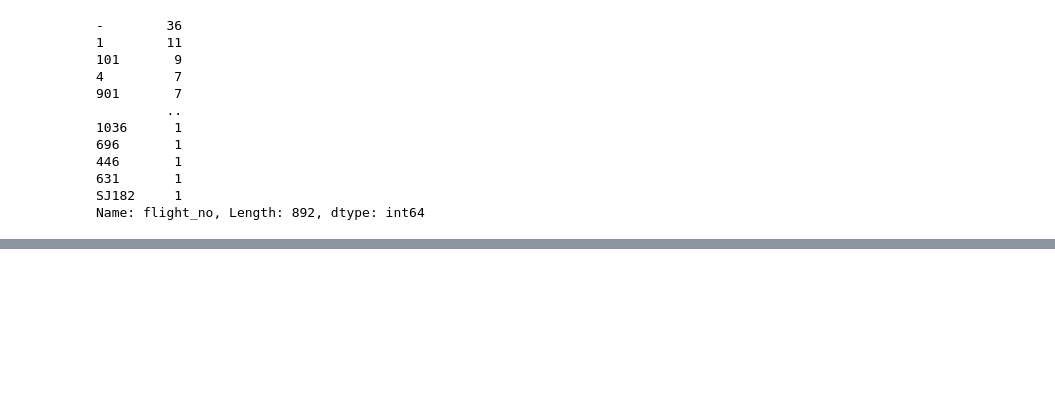
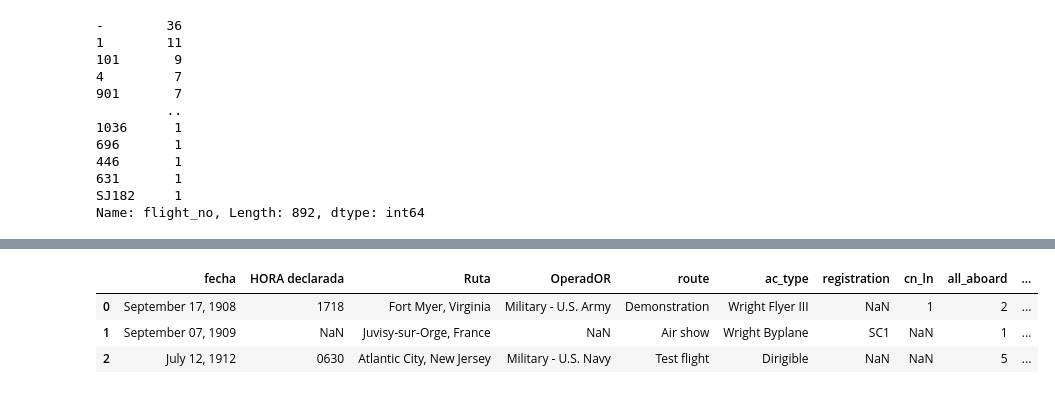
Before and after one commit to Martu-t/PI_Analytics_flights, a Jupyter notebook: main.ipynb, the cells around one changed output, grey strips where cells are left out. Saved outputs shown, nothing was run; the diff lists cells and outputs as text; code cells hidden in the pictures; blank space fills up the shorter version.

```diff
--- a/main.ipynb
+++ b/main.ipynb
@@ -152,0 +151,8 @@ KeyError: "['flight_no'] not found in axis"
+# %%
+#check
+flight_accident.head(3)
+# %% [output]
+|  | fecha | HORA declarada | Ruta | OperadOR | route | ac_type | registration | cn_ln | all_aboard | ... |
+| 0 | September 17, 1908 | 1718 | Fort Myer, Virginia | Military - U.S. Army | Demonstration | Wright Flyer III | NaN | 1 | 2 | ... |
+| 1 | September 07, 1909 | NaN | Juvisy-sur-Orge, France | NaN | Air show | Wright Byplane | SC1 | NaN | 1 | ... |
+| 2 | July 12, 1912 | 0630 | Atlantic City, New Jersey | Military - U.S. Navy | Test flight | Dirigible | NaN | NaN | 5 | ... |
```
Also changed, not shown: parts of 13 cells of this notebook.
